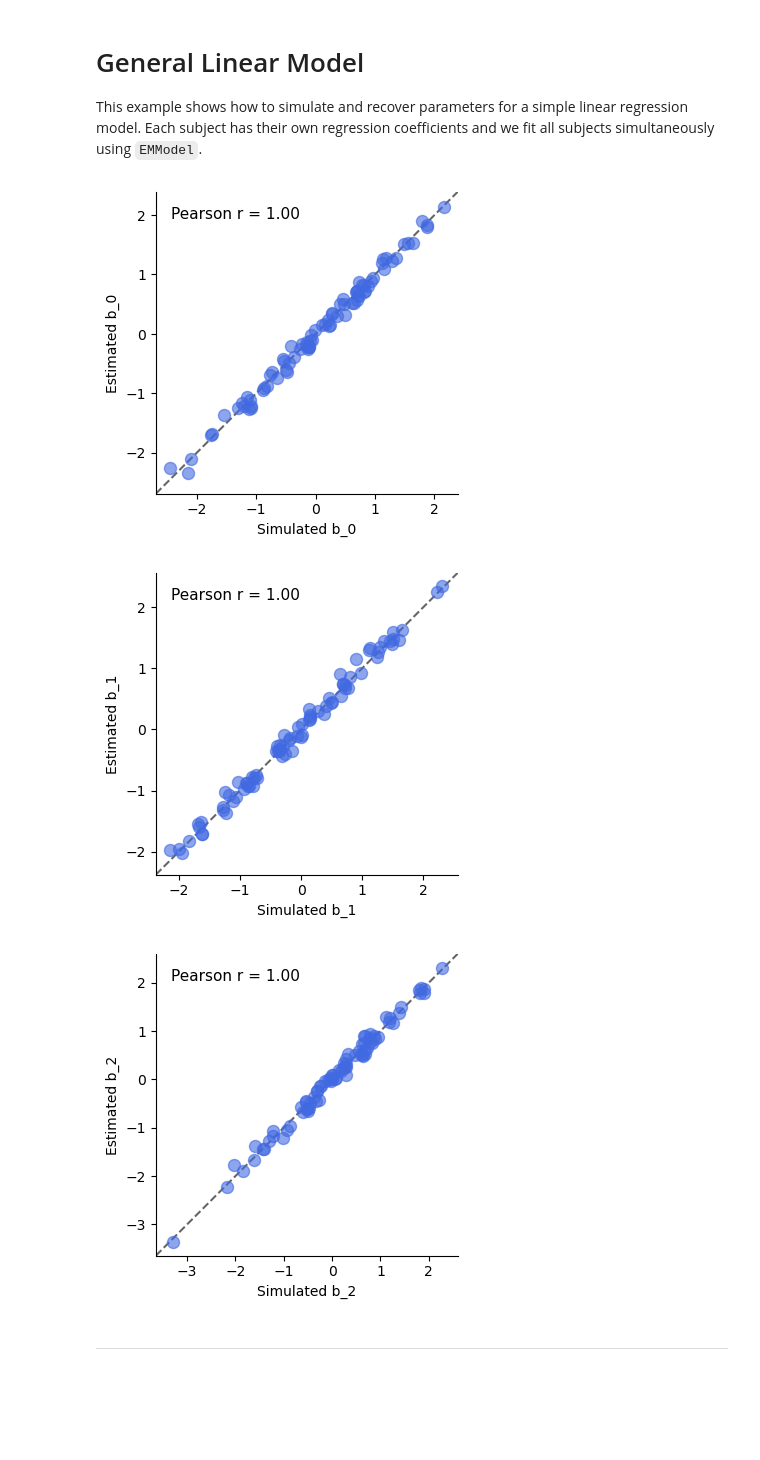
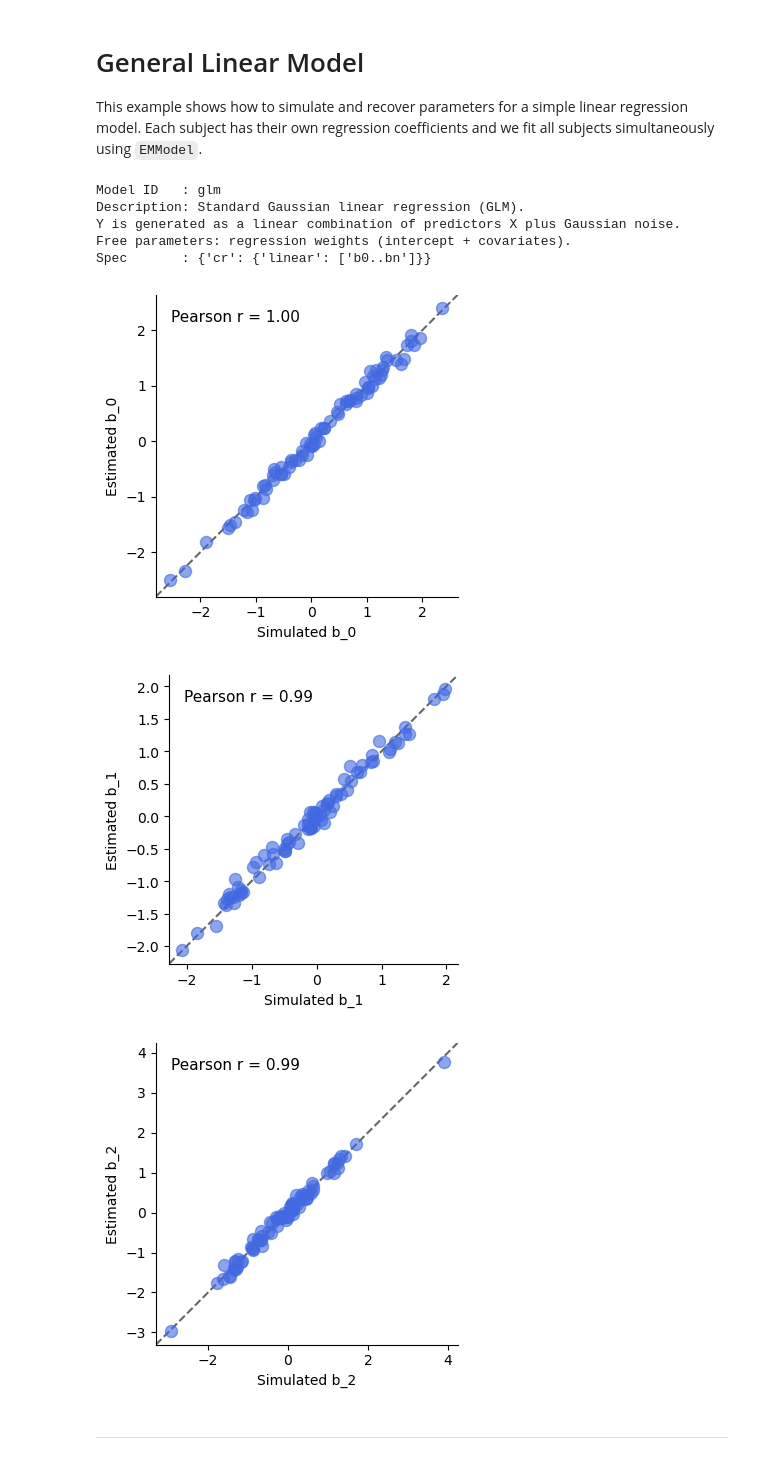
Before and after one commit to shawnrhoads/pyEM, a Jupyter notebook: examples/glm.ipynb, the cells around one changed output. Cells and saved outputs as stored; diff of their text form; code cells hidden in the pictures; blank space fills up the shorter version.

```diff
--- a/examples/glm.ipynb
+++ b/examples/glm.ipynb
@@ -8,28 +8,38 @@ all subjects simultaneously using ``EMModel``.
 import numpy as np
 from pyem import EMModel
 from pyem.utils import plotting
-from pyem.models.glm import glm_sim, glm_fit # GLM
+from pyem.models.glm import glm_model # GLM
+
+print(f"Model ID   : {glm_model.id}")
+print(f"Description: {glm_model.desc}")
+print(f"Spec       : {glm_model.spec}")
+# %% [output]
+Model ID   : glm
+Description: Standard Gaussian linear regression (GLM).
+Y is generated as a linear combination of predictors X plus Gaussian noise.
+Free parameters: regression weights (intercept + covariates).
+Spec       : {'cr': {'linear': ['b0..bn']}}
 # %%
 # simulate data
 nsubjects, nparams, ntrials = 80, 3, 100
 true_params = np.random.randn(nsubjects, nparams)
-X, Y = glm_sim(true_params, ntrials=ntrials)
+X, Y = glm_model.sim(true_params, ntrials=ntrials)
 all_data = [[X[i], Y[i]] for i in range(nsubjects)]
 # %%
 # fit and recover
-model = EMModel(all_data=all_data, fit_func=glm_fit,
+model = EMModel(all_data=all_data, fit_func=glm_model.fit,
                 param_names=[f"b{i}" for i in range(nparams)])
 result = model.fit(verbose=0)
 
 for param_idx, param_label in enumerate(range(nparams)):
     simulated_param = true_params[:,param_idx]
     estimated_param = model.outfit['params'][:,param_idx]
     ax = plotting.plot_scatter(simulated_param, f'Simulated b_{param_label}',
                                estimated_param, f'Estimated b_{param_label}')
 # %% [output]
-[figure, old version]
+[figure, new version]
-[figure, old version]
+[figure, new version]
-[figure, old version]
+[figure, new version]
 # %% [markdown]
 <hr style="width:50%">
 # %%
```
Also changed, not shown: parts of 6 cells of this notebook, 9 other files.
